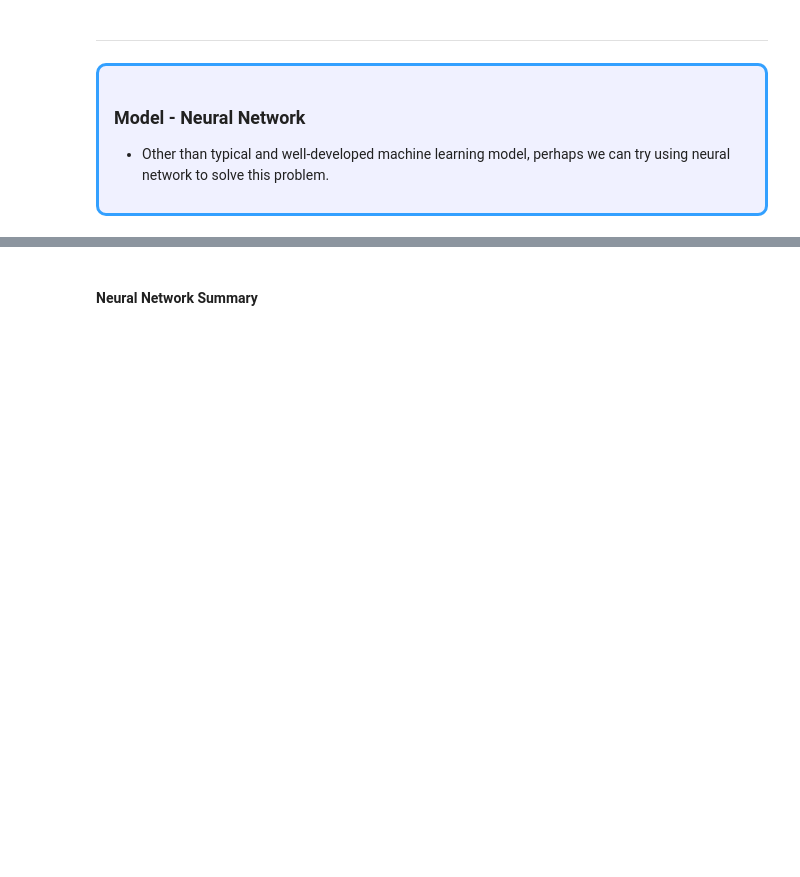
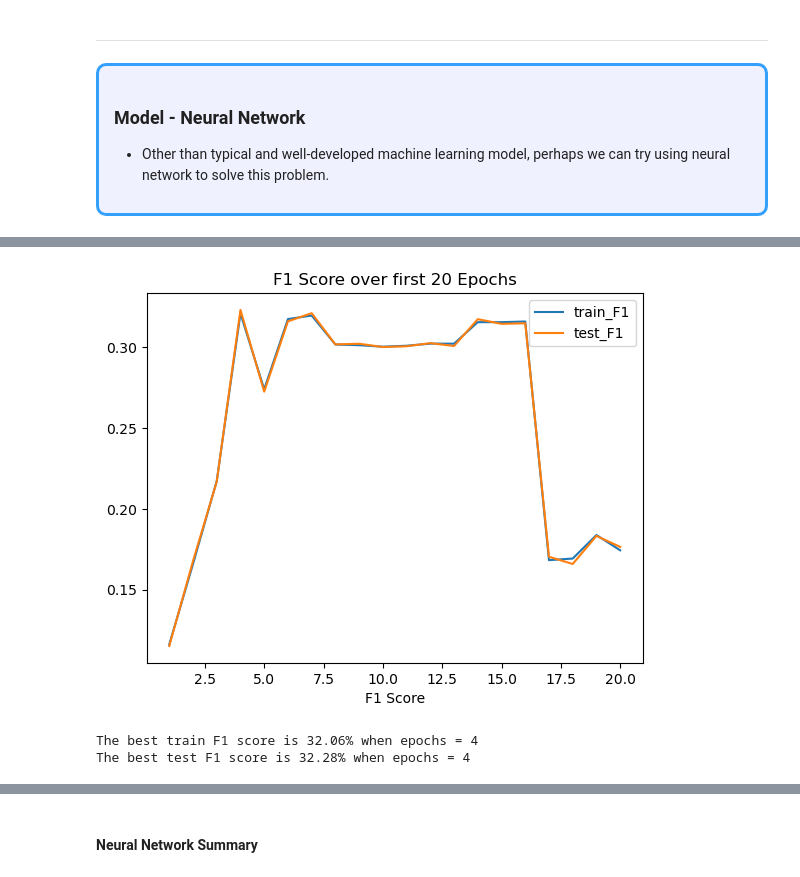
Before and after one commit to anthonynamnam/brainstation_capstone, a Jupyter notebook: Notebooks/model-development.ipynb, the cells around one changed output, grey strips where cells are left out. Saved outputs shown, nothing was run; the diff lists cells and outputs as text; code cells hidden in the pictures; blank space fills up the shorter version.

```diff
--- a/Notebooks/model-development.ipynb
+++ b/Notebooks/model-development.ipynb
@@ -5898,0 +5926,26 @@ tensor([15883, 25989, 11588,  3592,  1764])
+# %%
+head = 20
+new_res = res[:head]
+
+# Plot the result
+plt.figure()
+
+# Line
+plt.plot(new_res["Epochs"],new_res["train_f1_score"],label="train_F1")
+plt.plot(new_res["Epochs"],new_res["test_f1_score"],label="test_F1")
+
+# Plot
+plt.title(f"F1 Score over first {head} Epochs")
+plt.xlabel("Epochs")
+plt.xlabel("F1 Score")
+
+plt.legend()
+plt.show()
+# %% [output]
+[figure, added]
+# %%
+print(f"The best train F1 score is {round(res['train_f1_score'].max()*100,2)}% when epochs = {res['train_f1_score'].argmax()+1}")
+print(f"The best test F1 score is {round(res['test_f1_score'].max()*100,2)}% when epochs = {res['test_f1_score'].argmax()+1}")
+# %% [output]
+The best train F1 score is 32.06% when epochs = 4
+The best test F1 score is 32.28% when epochs = 4
```
Also changed, not shown: parts of 32 cells of this notebook.
